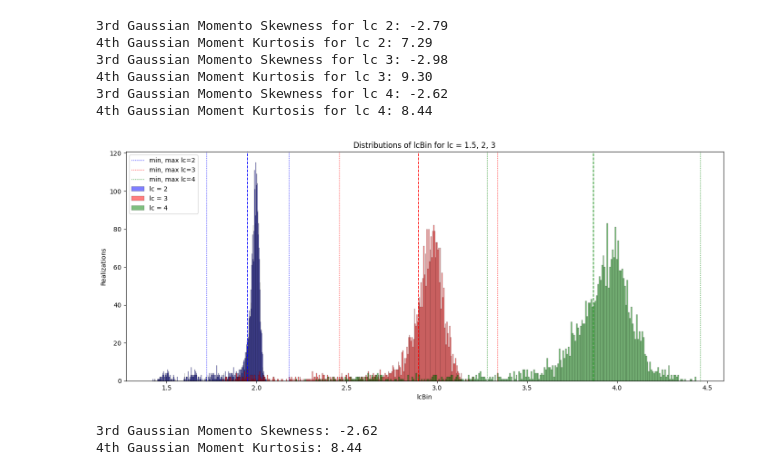
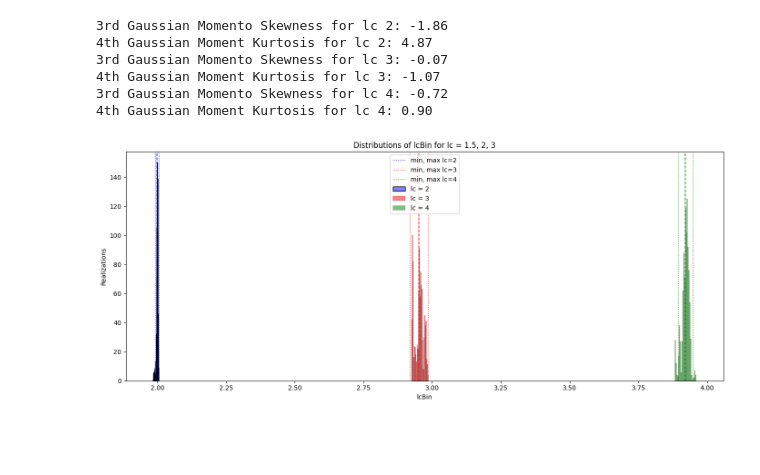
Before and after one commit to XxkmoxX/ML_perm_prediction, a Jupyter notebook: 3D_exploratory_data_analisys.ipynb, the cells around one changed output. Cells and saved outputs as stored; diff of their text form; code cells hidden in the pictures; blank space fills up the shorter version.

```diff
--- a/3D_exploratory_data_analisys.ipynb
+++ b/3D_exploratory_data_analisys.ipynb
@@ -1,4 +1,5 @@
 # %%
+
 ### Exploratory Data Analysis ###
 import pandas as pd
 import numpy as np
@@ -6,30 +7,7 @@ import matplotlib.pyplot as plt
 import seaborn as sns
 from scipy.stats import skew, kurtosis
 
-data = pd.read_csv('ind_output_3D_test.csv')
-
-def calculate_stats(data, lc_value, column='lcBin'):
-    subset = data[data['lc'] == lc_value]
-    mean = subset[column].mean()
-    std = subset[column].std()
-    minlim = mean - 2*std
-    maxlim = mean + 2*std
-    skewness = skew(subset[column])
-    kurt = kurtosis(subset[column])
-    return subset, mean, std, minlim, maxlim, skewness, kurt
-
-lc_values = [2,3,4]
-stats = {}
-for lc in lc_values:
-    stats[lc] = calculate_stats(data, lc)
-### Exploratory Data Analysis ###
-import pandas as pd
-import numpy as np
-import matplotlib.pyplot as plt
-import seaborn as sns
-from scipy.stats import skew, kurtosis
-
-data = pd.read_csv('ind_output_3D_test.csv')
+data = pd.read_csv('ind_output_3D.csv')
 
 def calculate_stats(data, lc_value, column='lcBin'):
     subset = data[data['lc'] == lc_value]
@@ -47,43 +25,41 @@ for lc in lc_values:
     stats[lc] = calculate_stats(data, lc)
 
 # Filter data by connectivity structure
 data_ics = data[data['con'] == 1]
 data_hcs = data[data['con'] == 2]
 data_lcs = data[data['con'] == 3]
 
 # Filter data by connectivity structure
 data_ics = data[data['con'] == 1]
 data_hcs = data[data['con'] == 2]
 data_lcs = data[data['con'] == 3]
 
 
 plt.figure(figsize=(14, 6))
 colors = ['blue', 'red', 'green']
 for i, lc in enumerate(lc_values):
     subset, mean, std, minlim, maxlim, skewness, kurt = stats[lc]
-    sns.histplot(subset['lcBin'], bins=300, kde=False, color=colors[i], alpha=0.5, label=f'lc = {lc}')
+    sns.histplot(subset['lcBin'], bins=25, kde=False, color=colors[i], alpha=0.5, label=f'lc = {lc}')
     plt.axvline(x=mean, color=colors[i], linewidth=1.2, linestyle='--')
     plt.axvline(x=minlim, color=colors[i], linewidth=1, linestyle=':', label=f'min, max lc={lc}')
     plt.axvline(x=maxlim, color=colors[i], linewidth=1, linestyle=':')
     print(f'3rd Gaussian Momento Skewness for lc {lc}: {skewness:.2f}')
     print(f'4th Gaussian Moment Kurtosis for lc {lc}: {kurt:.2f}')
 
 plt.legend()
 plt.xlabel('lcBin')
 plt.ylabel('Realizations')
 plt.title('Distributions of lcBin for lc = 1.5, 2, 3')
 plt.tight_layout()
 plt.show()
 # %% [output]
-3rd Gaussian Momento Skewness for lc 2: -2.79
-4th Gaussian Moment Kurtosis for lc 2: 7.29
-3rd Gaussian Momento Skewness for lc 3: -2.98
-4th Gaussian Moment Kurtosis for lc 3: 9.30
-3rd Gaussian Momento Skewness for lc 4: -2.62
-4th Gaussian Moment Kurtosis for lc 4: 8.44
+3rd Gaussian Momento Skewness for lc 2: -1.86
+4th Gaussian Moment Kurtosis for lc 2: 4.87
+3rd Gaussian Momento Skewness for lc 3: -0.07
+4th Gaussian Moment Kurtosis for lc 3: -1.07
+3rd Gaussian Momento Skewness for lc 4: -0.72
+4th Gaussian Moment Kurtosis for lc 4: 0.90
-[figure, old version]
+[figure, new version]
-3rd Gaussian Momento Skewness: -2.62
-4th Gaussian Moment Kurtosis: 8.44
 # %%
 ### Fixed Code for Histograms ###
 
```
Also changed, not shown: parts of 4 cells of this notebook.
